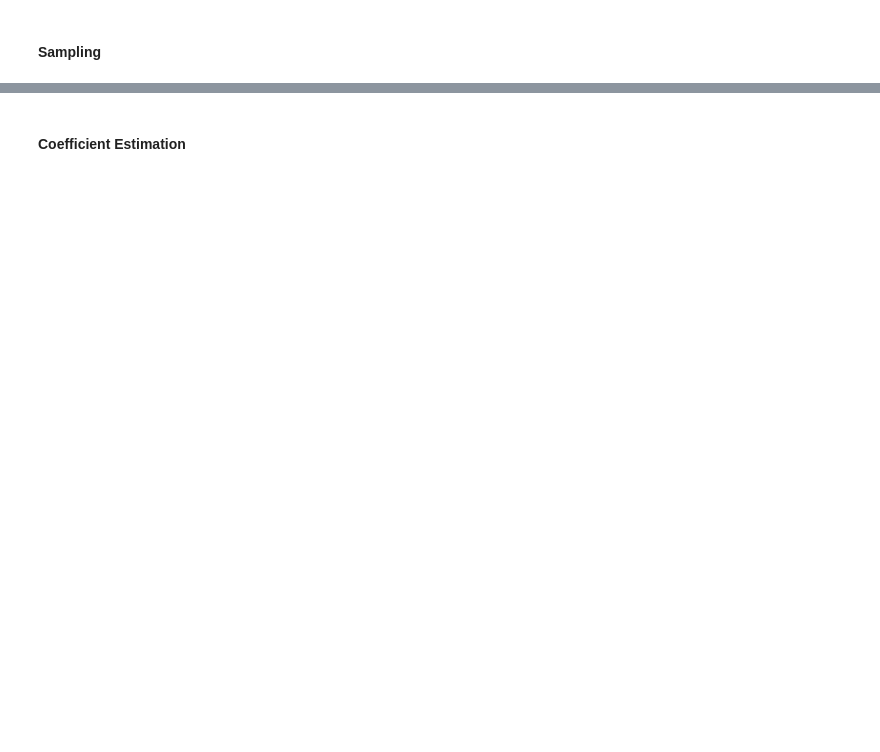
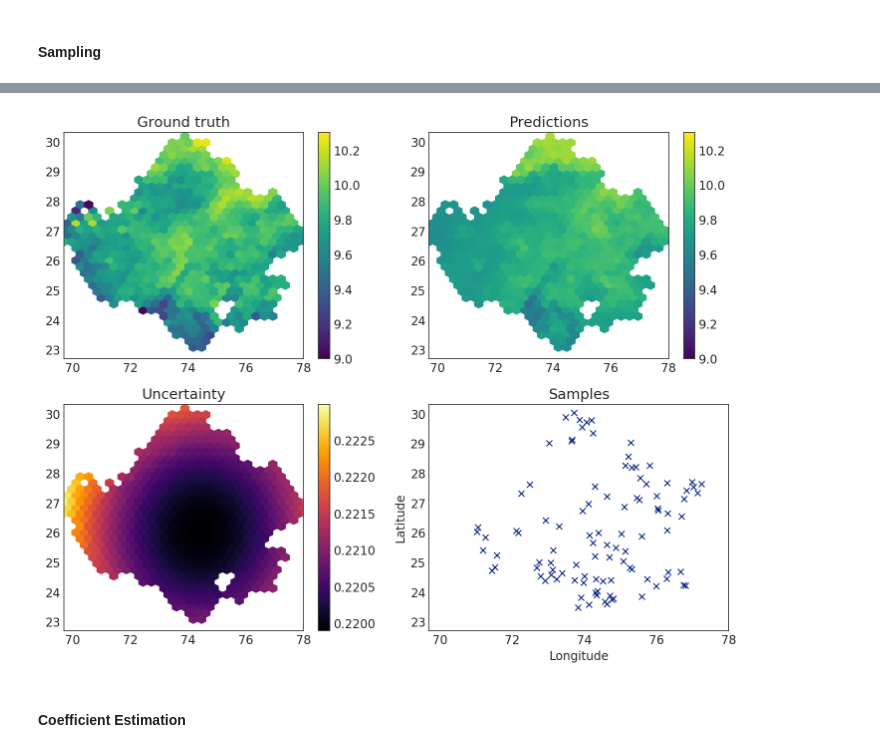
Before and after one commit to chrisyeh96/india-poverty, a Jupyter notebook: sampling/adaptive-sampling.ipynb, the cells around one changed output, grey strips where cells are left out. Cells and saved outputs as stored; diff of their text form; code cells hidden in the pictures; blank space fills up the shorter version.

```diff
--- a/sampling/adaptive-sampling.ipynb
+++ b/sampling/adaptive-sampling.ipynb
@@ -192,0 +130,2 @@ Text(0,0.5,'Latitude')
+# %%
+df_sampled = df.iloc[df.index.isin(idxs[:n]),:]
@@ -192,0 +141,2 @@ Text(0,0.5,'Latitude')
+# %%
+preds, std = gp.predict(df.loc[:,("lat", "lng")], return_std = 1)
@@ -193,2 +146,43 @@ Text(0,0.5,'Latitude')
+# %%
+vmin = 9
+vmax = 10.3
+# %%
+plt.figure(figsize=(10, 8))
+plt.subplot(2,2,1)
+hb = plt.hexbin(df["lng"], df["lat"], gridsize=30, C=df["true"], cmap = cm.viridis, vmin = vmin, vmax=vmax)
+cb = plt.colorbar()
+plt.title("Ground truth")
+plt.xlim((69.7, 78))
+plt.ylim((22.7, 30.3))
+
+plt.subplot(2,2,2)
+hb = plt.hexbin(df["lng"], df["lat"], gridsize=30, C=preds + df["pred"],
+                cmap=cm.viridis, vmax=vmax, vmin=vmin)
+cb = plt.colorbar()
+plt.title("Predictions")
+plt.xlim((69.7, 78))
+plt.ylim((22.7, 30.3))
+
+plt.subplot(2,2,3)
+hb = plt.hexbin(df["lng"], df["lat"], gridsize=30, C=std,
+                cmap=cm.inferno)
+plt.title("Uncertainty")
+cb = plt.colorbar()
+plt.xlim((69.7, 78))
+plt.ylim((22.7, 30.3))
+
+
+plt.subplot(2,2,4)
+hb = plt.plot(df_sampled["lng"], df_sampled["lat"], "x")
+plt.title("Samples")
+plt.xlim((69.7, 78))
+plt.ylim((22.7, 30.3))
+
+#cb.set_label("Log-scale annual expenditure")
+plt.xlabel("Longitude")
+plt.ylabel("Latitude")
+plt.tight_layout()
+# %% [output]
+[figure, added]
 # %% [markdown]
 #### Coefficient Estimation
```
Also changed, not shown: parts of 92 cells of this notebook, 12 other files.
